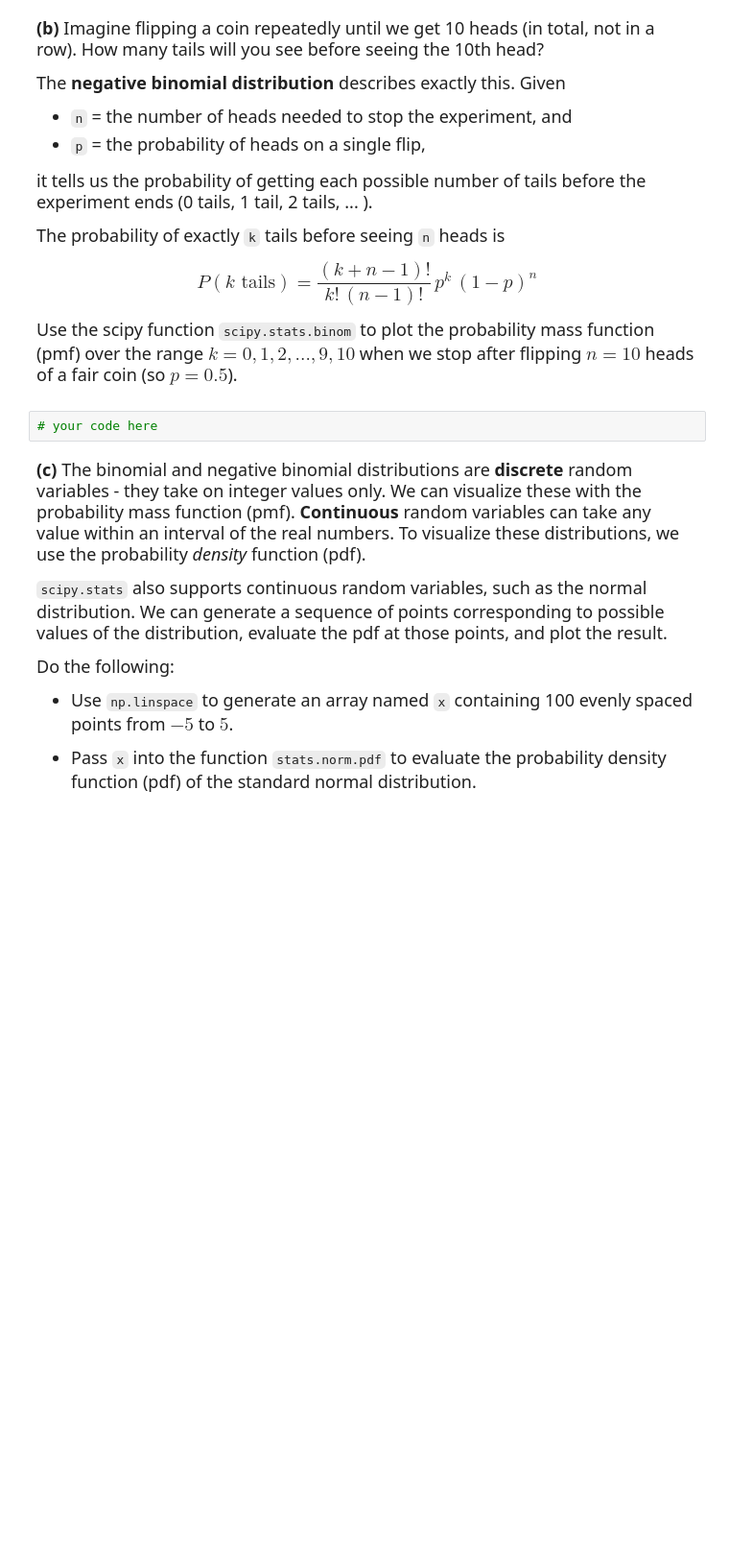
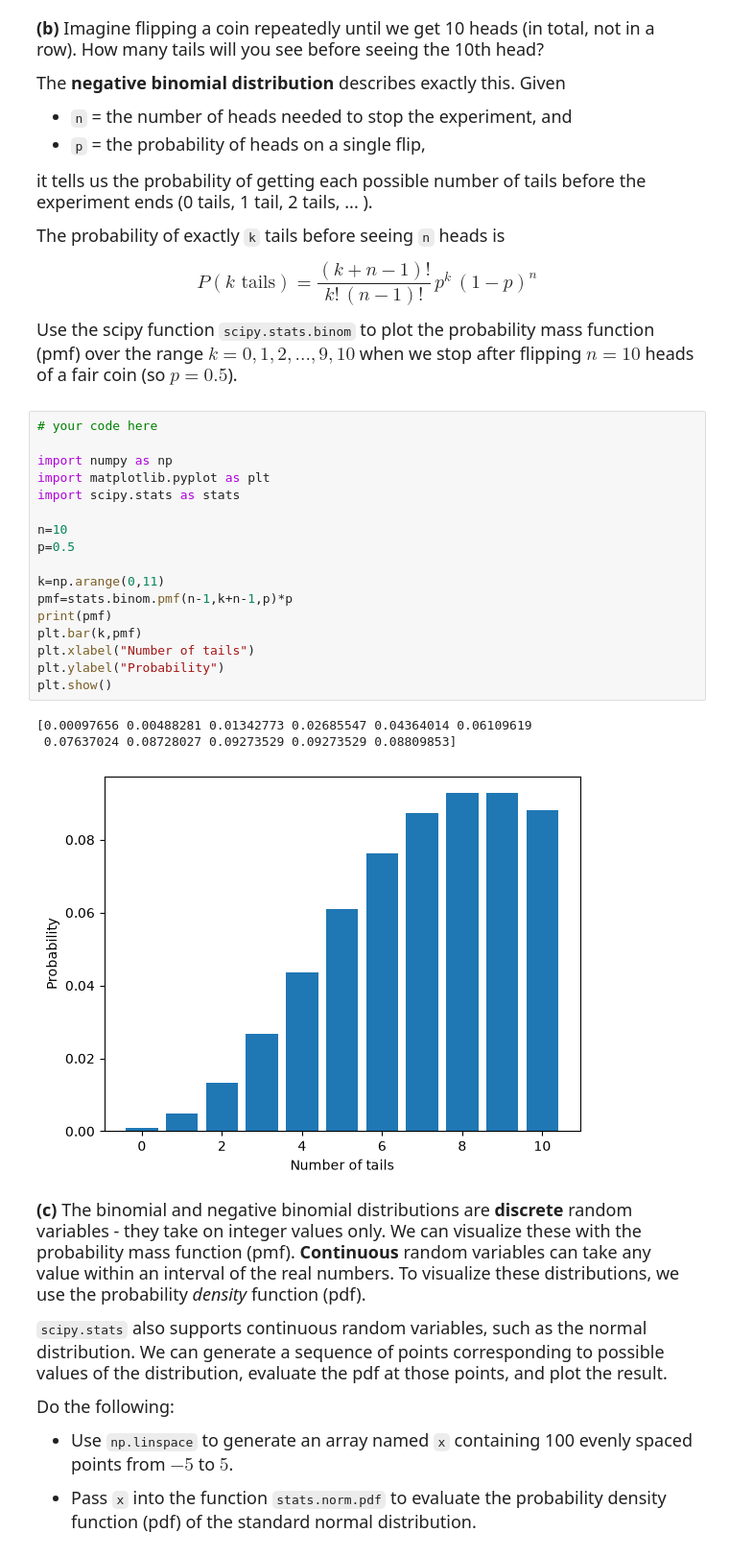
Before and after one commit to JuneOuyang/datasci185fall2026, a Jupyter notebook: _assignments/assignment_3/Assignment3.ipynb, the cells around one changed output. Shown at 96% size. Drawn from its saved outputs; the diff is of its cells as text; blank space fills up the shorter version.

```diff
--- a/_assignments/assignment_3/Assignment3.ipynb
+++ b/_assignments/assignment_3/Assignment3.ipynb
@@ -43,6 +50,25 @@ $$P(k \text{ tails}) = \frac{(k+n-1)!}{k!\,(n-1)!}\, p^{k}\,(1-p)^{n}$$
 Use the scipy function `scipy.stats.binom` to plot the probability mass function (pmf) over the range $k=0, 1, 2, ..., 9, 10$ when we stop after flipping $n=10$ heads of a fair coin (so $p = 0.5$).
 # %%
 # your code here
+
+import numpy as np
+import matplotlib.pyplot as plt
+import scipy.stats as stats
+
+n=10
+p=0.5
+
+k=np.arange(0,11)
+pmf=stats.binom.pmf(n-1,k+n-1,p)*p
+print(pmf)
+plt.bar(k,pmf)
+plt.xlabel("Number of tails")
+plt.ylabel("Probability")
+plt.show()
+# %% [output]
+[0.00097656 0.00488281 0.01342773 0.02685547 0.04364014 0.06109619
+ 0.07637024 0.08728027 0.09273529 0.09273529 0.08809853]
+[figure, added]
 # %% [markdown]
 <font size = "4">
 
```
Also changed, not shown: parts of 3 cells of this notebook.
